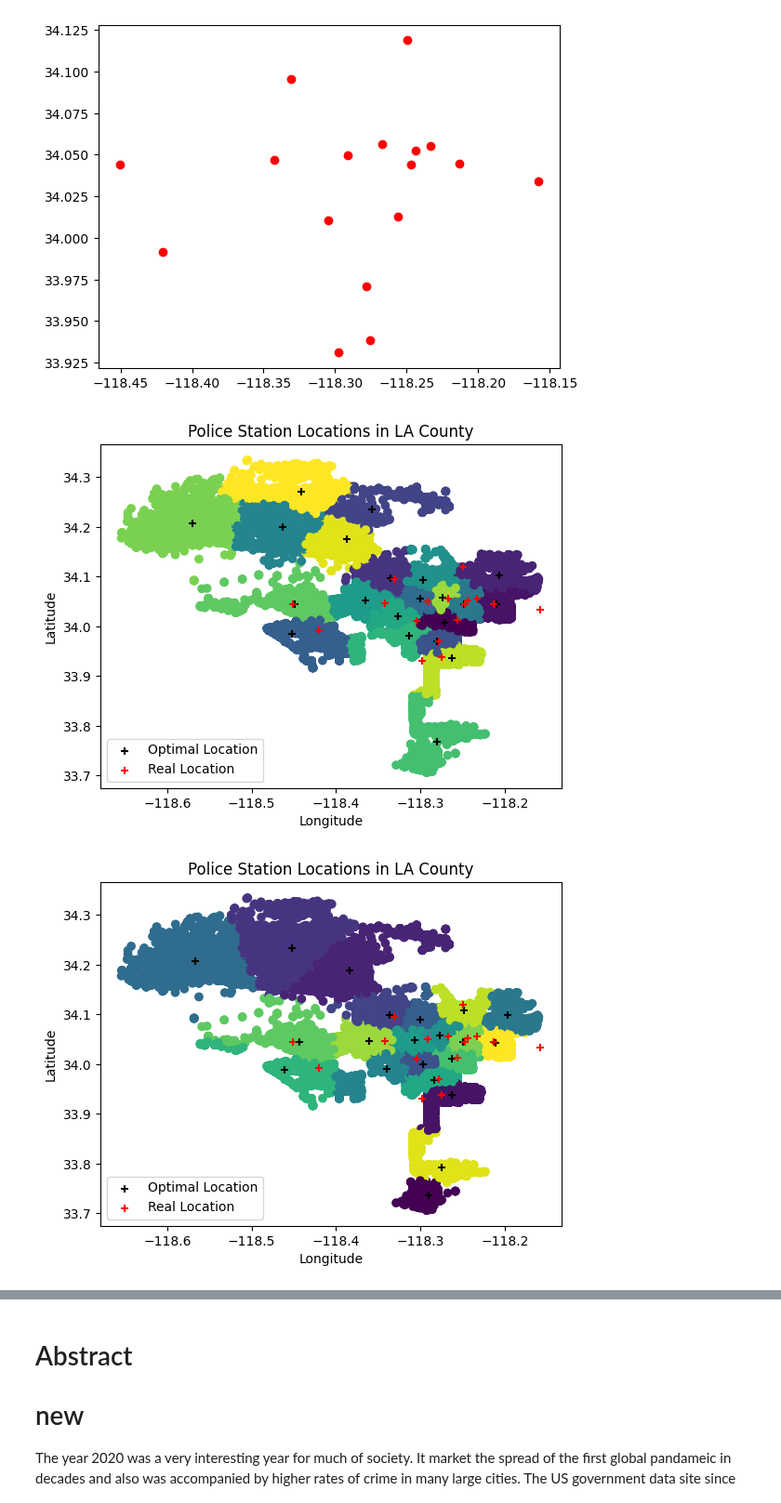
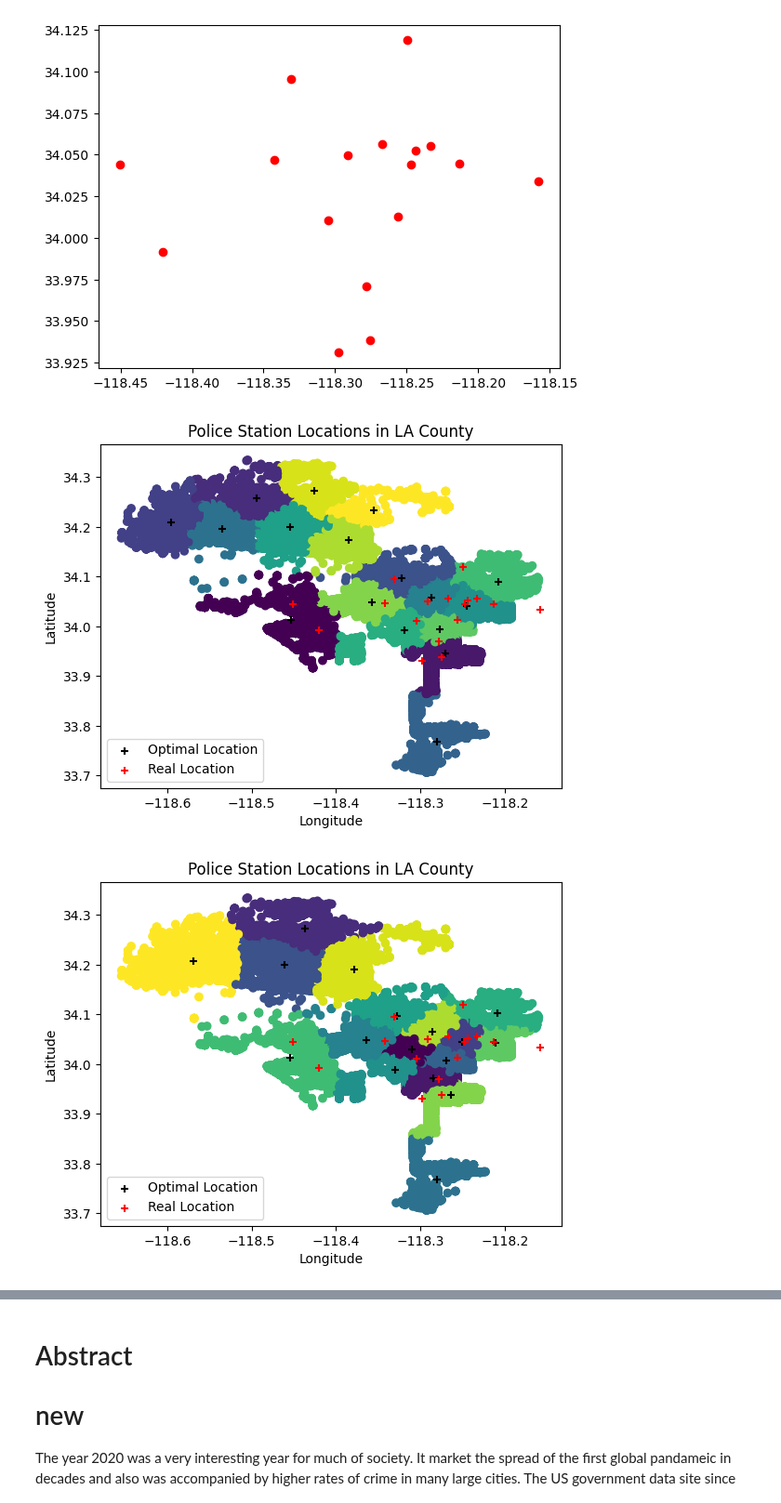
Before and after one commit to zaccmeyer/2020Crime, a Jupyter notebook: Crime_La.ipynb, the cells around one changed output, grey strips where cells are left out. Shown at 93% size. Drawn from its saved outputs; the diff is of its cells as text; code cells hidden in the pictures.

```diff
--- a/Crime_La.ipynb
+++ b/Crime_La.ipynb
@@ -179,16 +179,16 @@ class KMeans:
 # %%
 location = my_data[['LON','LAT']]
 # new_data = location.values
 # new_data = location
 new_loc = location[~(location == 0).all(axis=1)]
 # print(location)
 new_data = new_loc[['LON','LAT']].values
 # print(new_data)
 for x in [1,2,np.inf]: #iterate through our different norms
-    km = KMeans(n_clusters=21,p=x) #initialize our class, fit it and then predict and plot it
+    km = KMeans(n_clusters=17,p=x) #initialize our class, fit it and then predict and plot it
     km.fit(new_data)
     y = km.predict(new_data)
     km.plot(new_data,y)
 # %% [output]
-[figure, old version]
+[figure, new version]
-[figure, old version]
+[figure, new version]
```
Also changed, not shown: parts of 1 cell of this notebook, 4 other files.
